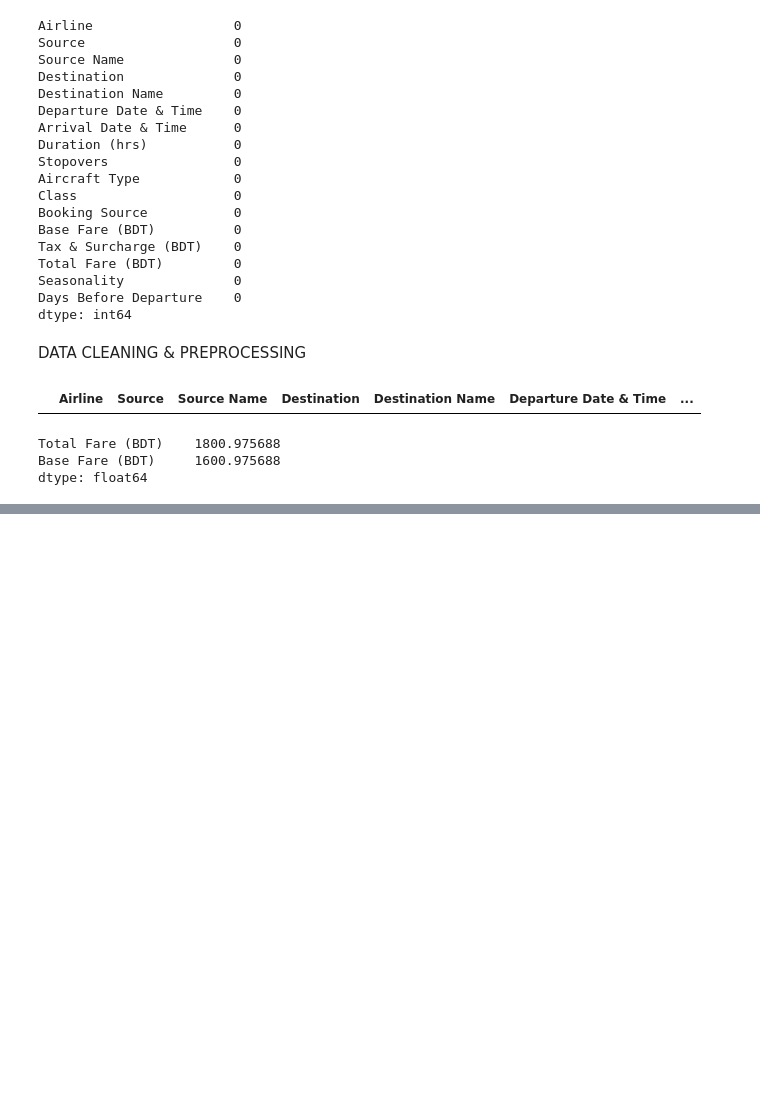
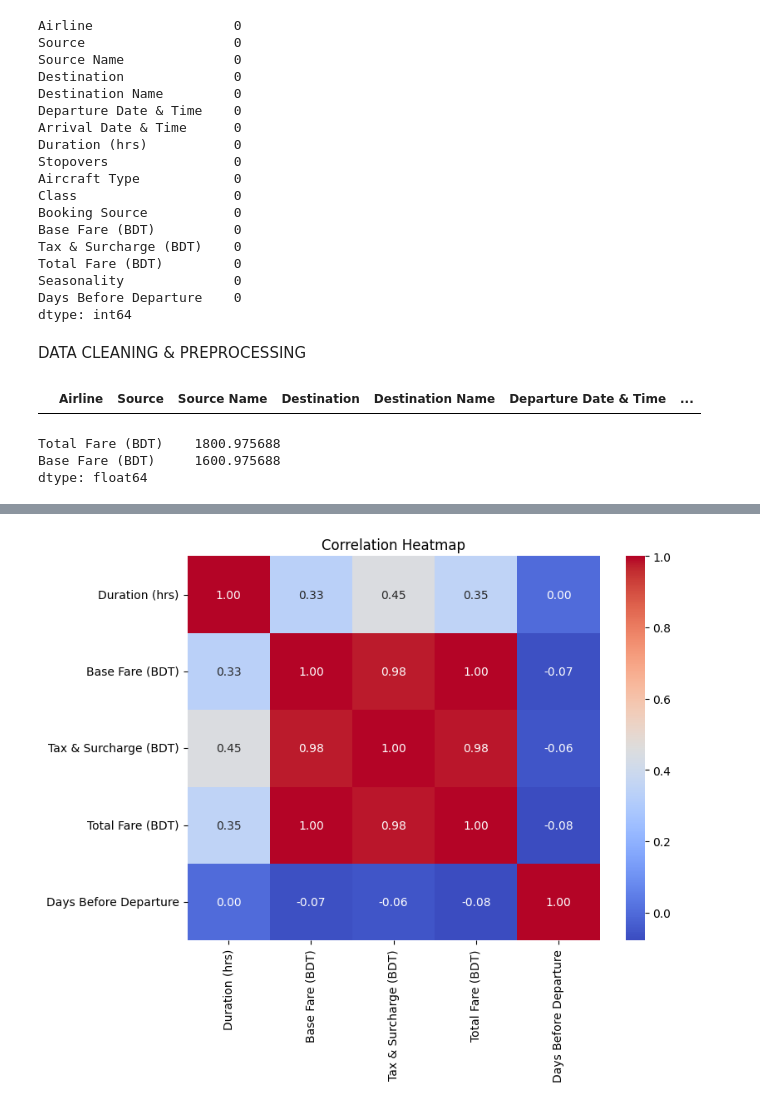
Before and after one commit to Richard-Sarfo/Flight_Price_Prediction, a Jupyter notebook: notebook.ipynb, the cells around one changed output, grey strips where cells are left out. Cells and saved outputs as stored; diff of their text form; code cells hidden in the pictures; blank space fills up the shorter version.

```diff
--- a/notebook.ipynb
+++ b/notebook.ipynb
@@ -112,0 +131,4 @@ df.head()
+# %%
+correlation_heatmap(df)
+# %% [output]
+[figure, added]
```
Also changed, not shown: parts of 6 cells of this notebook.
